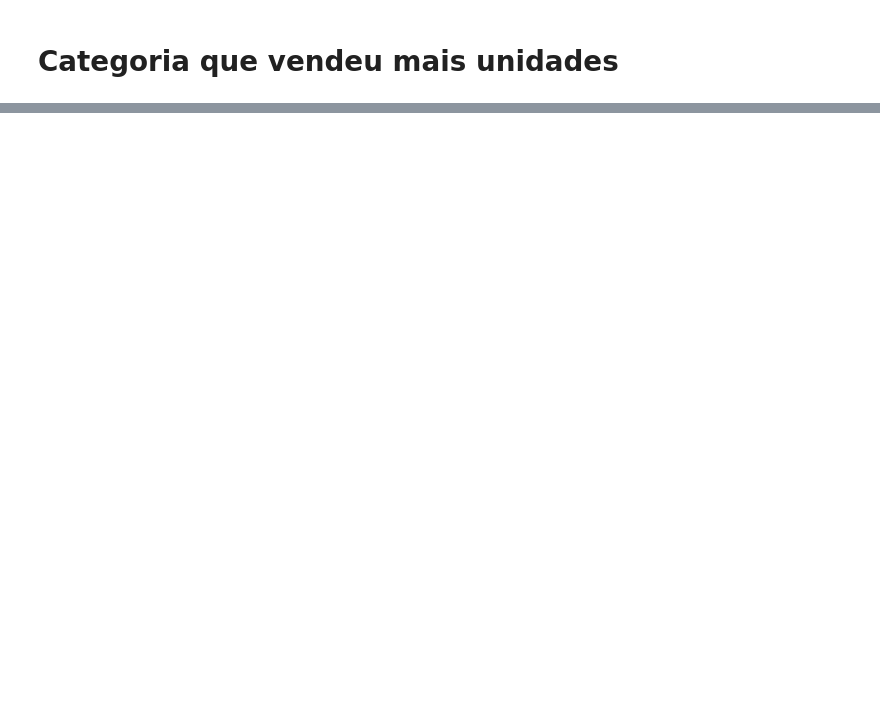
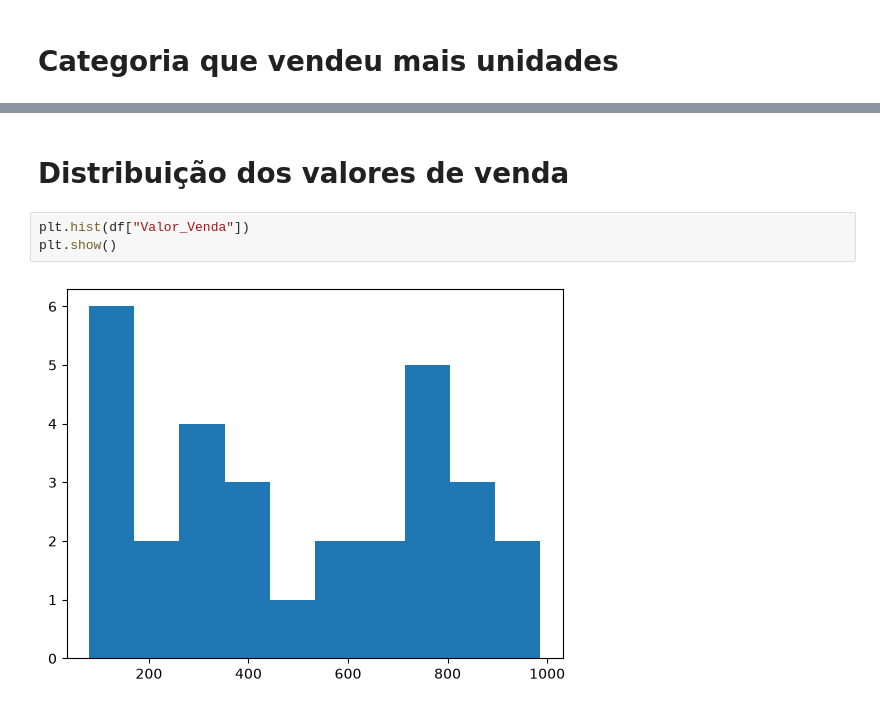
Before and after one commit to Lana230/analise_de_dados, a Jupyter notebook: atividade.ipynb, the cells around one changed output, grey strips where cells are left out. Saved outputs shown, nothing was run; the diff lists cells and outputs as text; blank space fills up the shorter version.

Commit message:
Implementado a analise por cidade e a distribuicao de vendas

```diff
--- a/atividade.ipynb
+++ b/atividade.ipynb
@@ -123,0 +180,7 @@ plt.show()
+# %% [markdown]
+# Distribuição dos valores de venda
+# %%
+plt.hist(df["Valor_Venda"])
+plt.show()
+# %% [output]
+[figure, added]
```
Also changed, not shown: parts of 9 cells of this notebook.
